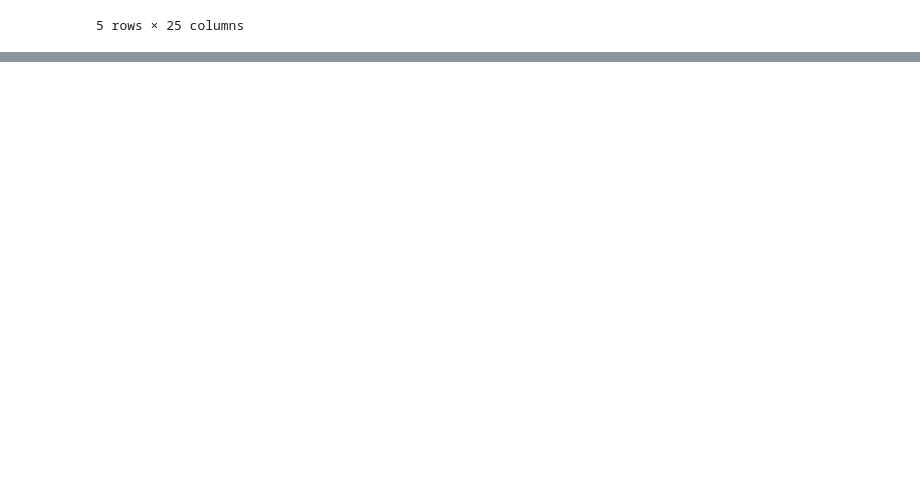
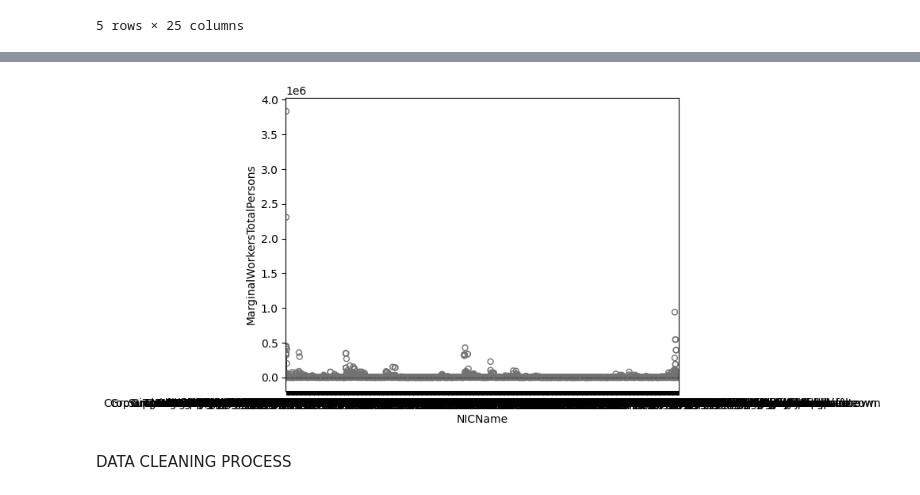
Before and after one commit to virenemmanuel/Industrial-Human-Resource-Geo-Visualization-, a Jupyter notebook: # Industrial-Human-Resource-Geo-Visualization.ipynb, the cells around one changed output, grey strips where cells are left out. Drawn from its saved outputs; the diff is of its cells as text; code cells hidden in the pictures; blank space fills up the shorter version.

```diff
--- a/# Industrial-Human-Resource-Geo-Visualization.ipynb
+++ b/# Industrial-Human-Resource-Geo-Visualization.ipynb
@@ -166,0 +269,8 @@ df.head()
+# %%
+# creating boxplot using sns
+sns.boxenplot( x = 'NICName', y = 'MarginalWorkersTotalPersons',data=df)
+plt.show()
+# %% [output]
+[figure, added]
+# %% [markdown]
+DATA CLEANING PROCESS
```
Also changed, not shown: parts of 53 cells of this notebook, 1 other file.
